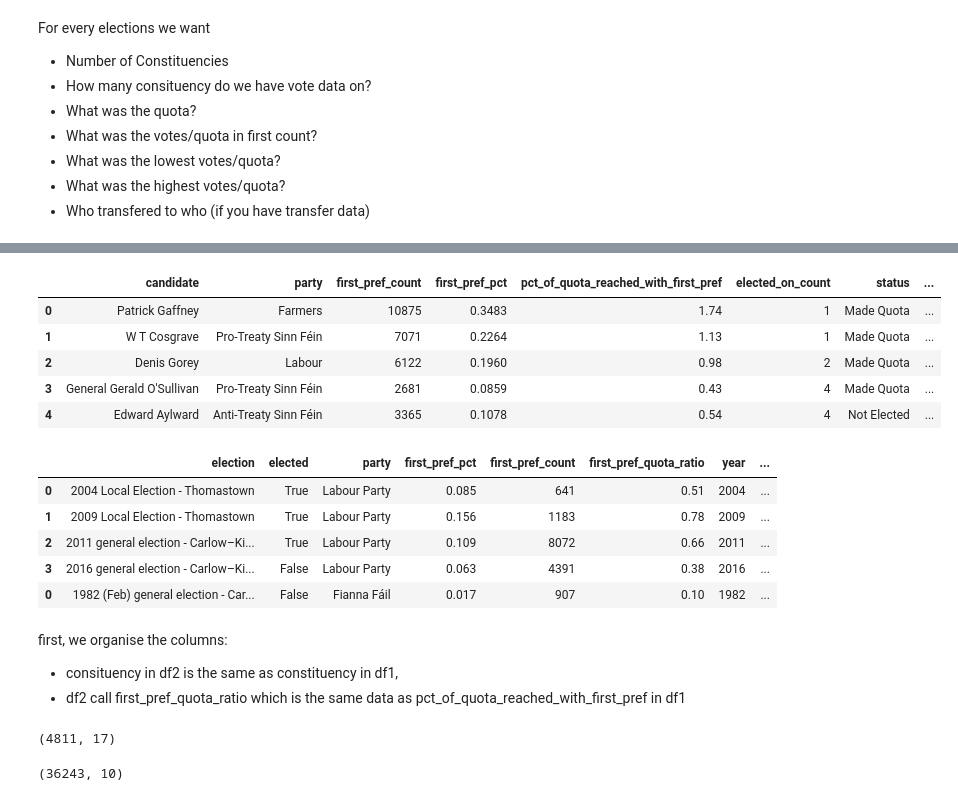
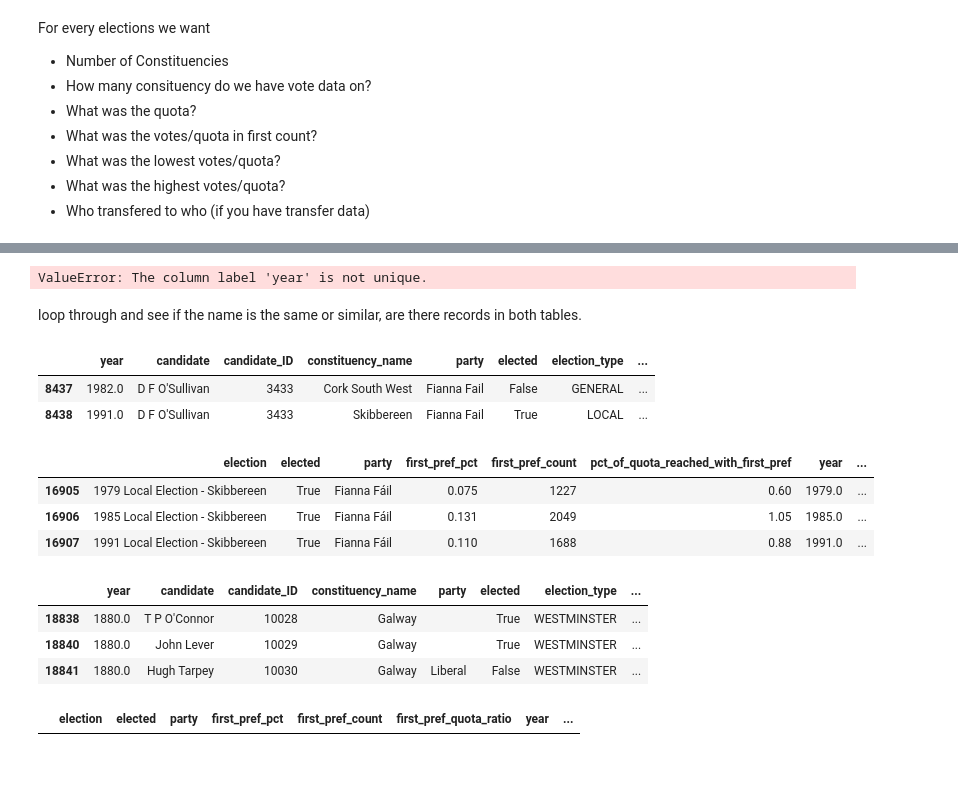
Before and after one commit to fingers53/Scraping_Dail_results, a Jupyter notebook: combining_data_sources.ipynb, the cells around one changed output, grey strips where cells are left out. Saved outputs shown, nothing was run; the diff lists cells and outputs as text; code cells hidden in the pictures; blank space fills up the shorter version.

```diff
--- a/combining_data_sources.ipynb
+++ b/combining_data_sources.ipynb
@@ -36,0 +310,4 @@ Index(['election', 'elected', 'party', 'first_pref_pct', 'first_pref_count',
+# %%
+pd.concat([df1,df2],axis=1).sort_values('year')
+# %% [output]
+ValueError: The column label 'year' is not unique.
@@ -37,38 +348,26 @@ Index(['election', 'elected', 'party', 'first_pref_pct', 'first_pref_count',
+# %% [markdown]
+loop through and see if the name is the same or similar, are there records in both tables.
+# %%
+df1[df1.candidate.isin(similar_names[8])]
+# %% [output]
+|  | year | candidate | candidate_ID | constituency_name | party | elected | election_type | ... |
+| 8437 | 1982.0 | D F O'Sullivan | 3433 | Cork South West | Fianna Fail | False | GENERAL | ... |
+| 8438 | 1991.0 | D F O'Sullivan | 3433 | Skibbereen | Fianna Fail | True | LOCAL | ... |
+# %%
+df2[df2.candidate.isin(similar_names[8])]
+# %% [output]
+|  | election | elected | party | first_pref_pct | first_pref_count | pct_of_quota_reached_with_first_pref | year | ... |
+| 16905 | 1979 Local Election - Skibbereen | True | Fianna Fáil | 0.075 | 1227 | 0.60 | 1979.0 | ... |
+| 16906 | 1985 Local Election - Skibbereen | True | Fianna Fáil | 0.131 | 2049 | 1.05 | 1985.0 | ... |
+| 16907 | 1991 Local Election - Skibbereen | True | Fianna Fáil | 0.110 | 1688 | 0.88 | 1991.0 | ... |
 # %%
-df1.head()
+temp_df.head()
 # %% [output]
-|  | candidate | party | first_pref_count | first_pref_pct | pct_of_quota_reached_with_first_pref | elected_on_count | status | ... |
-| 0 | Patrick Gaffney | Farmers | 10875 | 0.3483 | 1.74 | 1 | Made Quota | ... |
-| 1 | W T Cosgrave | Pro-Treaty Sinn Féin | 7071 | 0.2264 | 1.13 | 1 | Made Quota | ... |
-| 2 | Denis Gorey | Labour | 6122 | 0.1960 | 0.98 | 2 | Made Quota | ... |
-| 3 | General Gerald O'Sullivan | Pro-Treaty Sinn Féin | 2681 | 0.0859 | 0.43 | 4 | Made Quota | ... |
-| 4 | Edward Aylward | Anti-Treaty Sinn Féin | 3365 | 0.1078 | 0.54 | 4 | Not Elected | ... |
+|  | year | candidate | candidate_ID | constituency_name | party | elected | election_type | ... |
+| 18838 | 1880.0 | T P O'Connor | 10028 | Galway |  | True | WESTMINSTER | ... |
+| 18840 | 1880.0 | John Lever | 10029 | Galway |  | True | WESTMINSTER | ... |
+| 18841 | 1880.0 | Hugh Tarpey | 10030 | Galway | Liberal | False | WESTMINSTER | ... |
 # %%
-df2.head()
+temp_df2.head()
 # %% [output]
 |  | election | elected | party | first_pref_pct | first_pref_count | first_pref_quota_ratio | year | ... |
-| 0 | 2004 Local Election - Thomastown | True | Labour Party | 0.085 | 641 | 0.51 | 2004 | ... |
-| 1 | 2009 Local Election - Thomastown | True | Labour Party | 0.156 | 1183 | 0.78 | 2009 | ... |
-| 2 | 2011 general election - Carlow–Ki... | True | Labour Party | 0.109 | 8072 | 0.66 | 2011 | ... |
-| 3 | 2016 general election - Carlow–Ki... | False | Labour Party | 0.063 | 4391 | 0.38 | 2016 | ... |
-| 0 | 1982 (Feb) general election - Car... | False | Fianna Fáil | 0.017 | 907 | 0.10 | 1982 | ... |
-# %% [markdown]
-first, we organise the columns:
-
-- consituency in df2 is the same as constituency in df1,
-- df2 call first_pref_quota_ratio which is the same data as pct_of_quota_reached_with_first_pref in df1
-# %%
-df1 = df1.reset_index().drop(columns=['index'])
-print(df1.shape)
-# %% [output]
-(4811, 17)
-# %%
-df1['year'] = df1.election_date.apply(lambda date:date.year)
-df2 = df2.rename(columns=
-{
-    'first_pref_quota_ratio':'pct_of_quota_reached_with_first_pref',
-    'constituency':'constituency_name'
-}).reset_index().drop(columns=['index'])
-print(df2.shape)
-# %% [output]
-(36243, 10)
```
Also changed, not shown: parts of 27 cells of this notebook, 7 other files.
